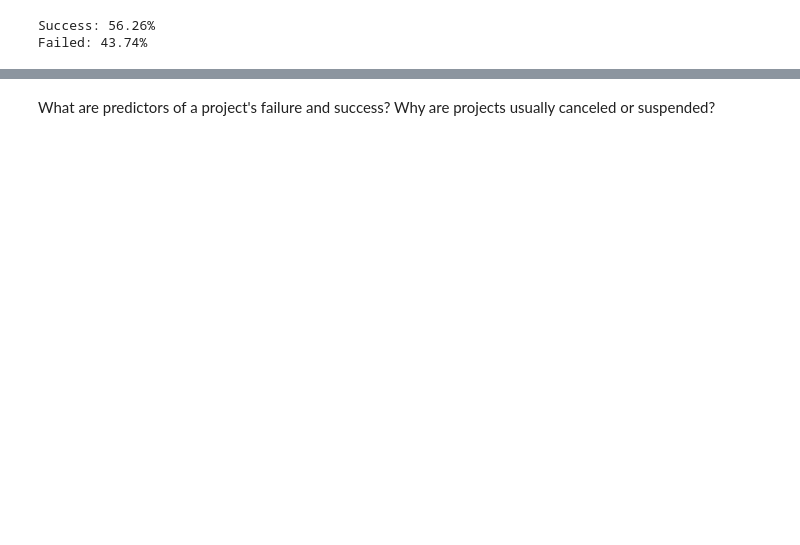
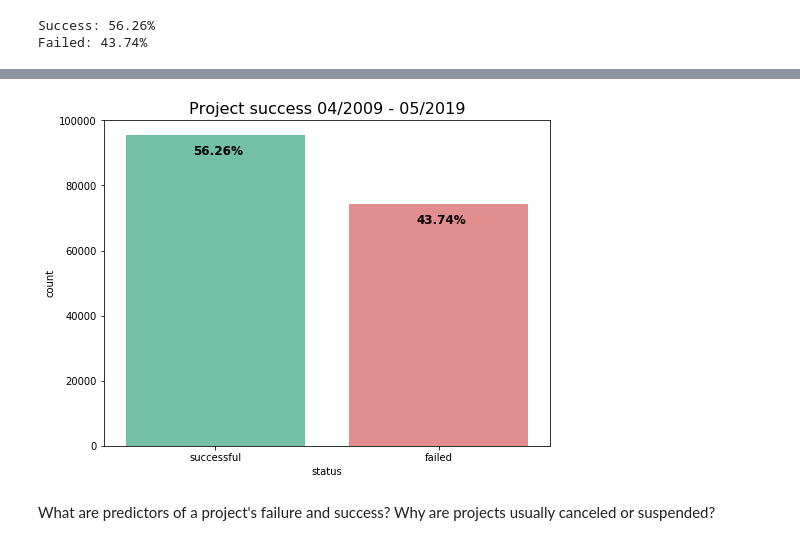
Before and after one commit to faymarie/crowdfunding-analysis, a Jupyter notebook: crowdfunding-visual-analysis.ipynb, the cells around one changed output, grey strips where cells are left out. Saved outputs shown, nothing was run; the diff lists cells and outputs as text; code cells hidden in the pictures; blank space fills up the shorter version.

```diff
--- a/crowdfunding-visual-analysis.ipynb
+++ b/crowdfunding-visual-analysis.ipynb
@@ -233,3 +245,20 @@ Failed: 43.74%
+# %%
+# style
+cust_color = ["#66cdaa", "#f08080"]
+plt.figure(figsize=[8,6])
+
+# create ordering
+order = ks_compl.status.value_counts().index
+
+# plot
+ax = sns.countplot(data=ks_compl, x='status', color=sns.set_palette(cust_color), order=order);
+
+# annotate
+plt.title("Project success 04/2009 - 05/2019", fontsize=16)
+for p in ax.patches:
+    ax.text(p.get_x()+0.3, p.get_height()-6000, str(round((p.get_height()/ n_compl_projects)*100,2)) + '%', fontsize=12, color='black', weight='bold')
+# %% [output]
+[figure, added]
 # %% [markdown]
 What are predictors of a project's failure and success?
 Why are projects usually canceled or suspended?
```
Also changed, not shown: parts of 18 cells of this notebook.
